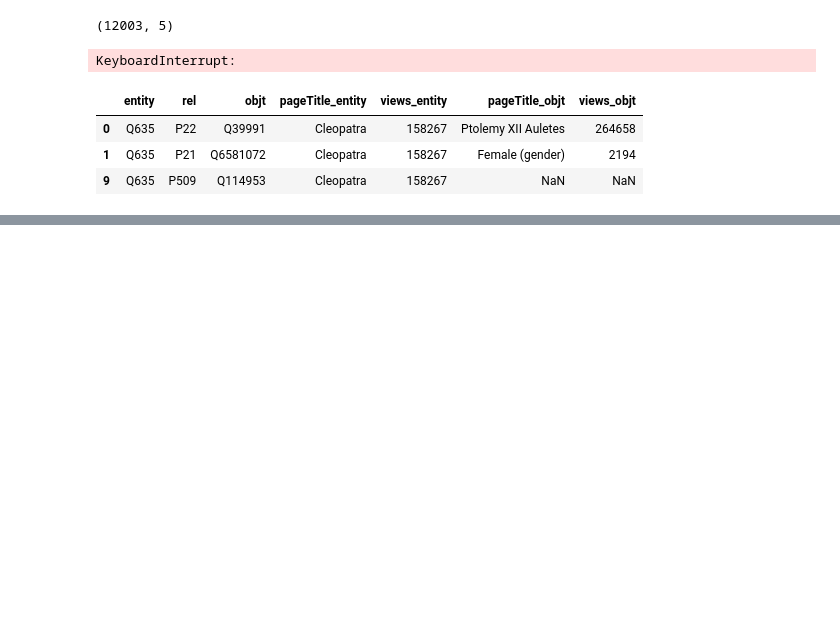
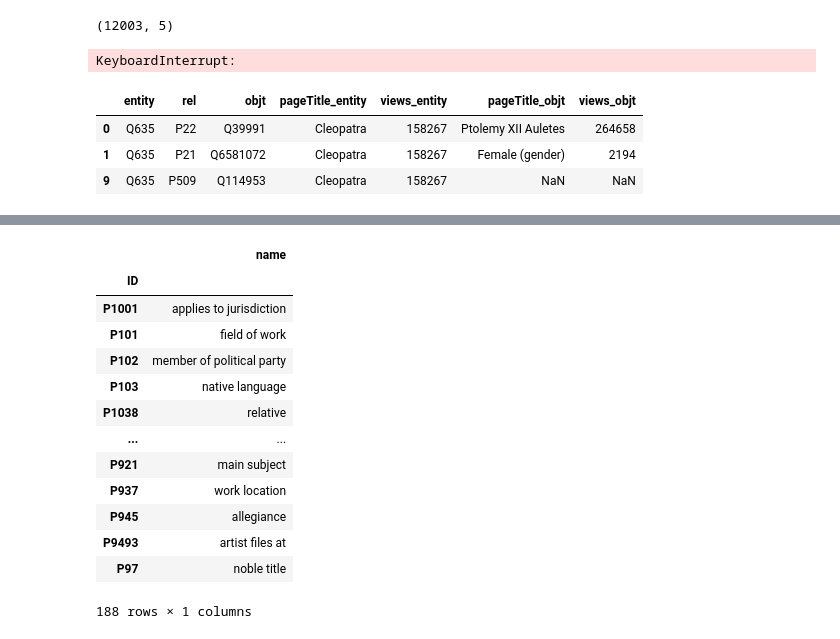
Before and after one commit to Loris697/knowledge2dataset, a Jupyter notebook: mostViewed.ipynb, the cells around one changed output, grey strips where cells are left out. Drawn from its saved outputs; the diff is of its cells as text; code cells hidden in the pictures; blank space fills up the shorter version.

Commit message:
[JOIN] Unito il preprocessing

```diff
--- a/mostViewed.ipynb
+++ b/mostViewed.ipynb
@@ -316,0 +350,5 @@ df_unito.to_csv("./data/df_triple_info.csv", index=None)
+# %%
+if 'df_unito' not in globals():
+    df_unito = pd.read_csv('data/df_triple_info.csv', header=0, names=["head", "rel", "tail"]).drop_duplicates().reset_index(drop=True)
+
+df_most_clicked = df_unito
@@ -316,0 +429,2 @@ df_unito.to_csv("./data/df_triple_info.csv", index=None)
+# %%
+df_most_clicked = df_most_clicked[~df_most_clicked['rel'].isin(codes)]
@@ -316,0 +437,2 @@ df_unito.to_csv("./data/df_triple_info.csv", index=None)
+# %%
+df_most_clicked_reduced = df_most_clicked.query(' tail in @tail_repeated.index')
@@ -316,0 +445,3 @@ df_unito.to_csv("./data/df_triple_info.csv", index=None)
+# %%
+rel_labels = fetch_labels_in_batches(df_most_clicked_reduced.rel.nunique())
+rel_labels
@@ -316,0 +487,21 @@ df_unito.to_csv("./data/df_triple_info.csv", index=None)
+# %%
+rel_dataframe = pd.DataFrame({
+    "ID" : rel_labels.keys(),
+    "name" : rel_labels.values(),
+}).set_index('ID')
+rel_dataframe
+# %% [output]
+|  | name |
+| ID |  |
+| P1001 | applies to jurisdiction |
+| P101 | field of work |
+| P102 | member of political party |
+| P103 | native language |
+| P1038 | relative |
+| ... | ... |
+| P921 | main subject |
+| P937 | work location |
+| P945 | allegiance |
+| P9493 | artist files at |
+| P97 | noble title |
+188 rows × 1 columns
```
Also changed, not shown: parts of 12 cells of this notebook.
